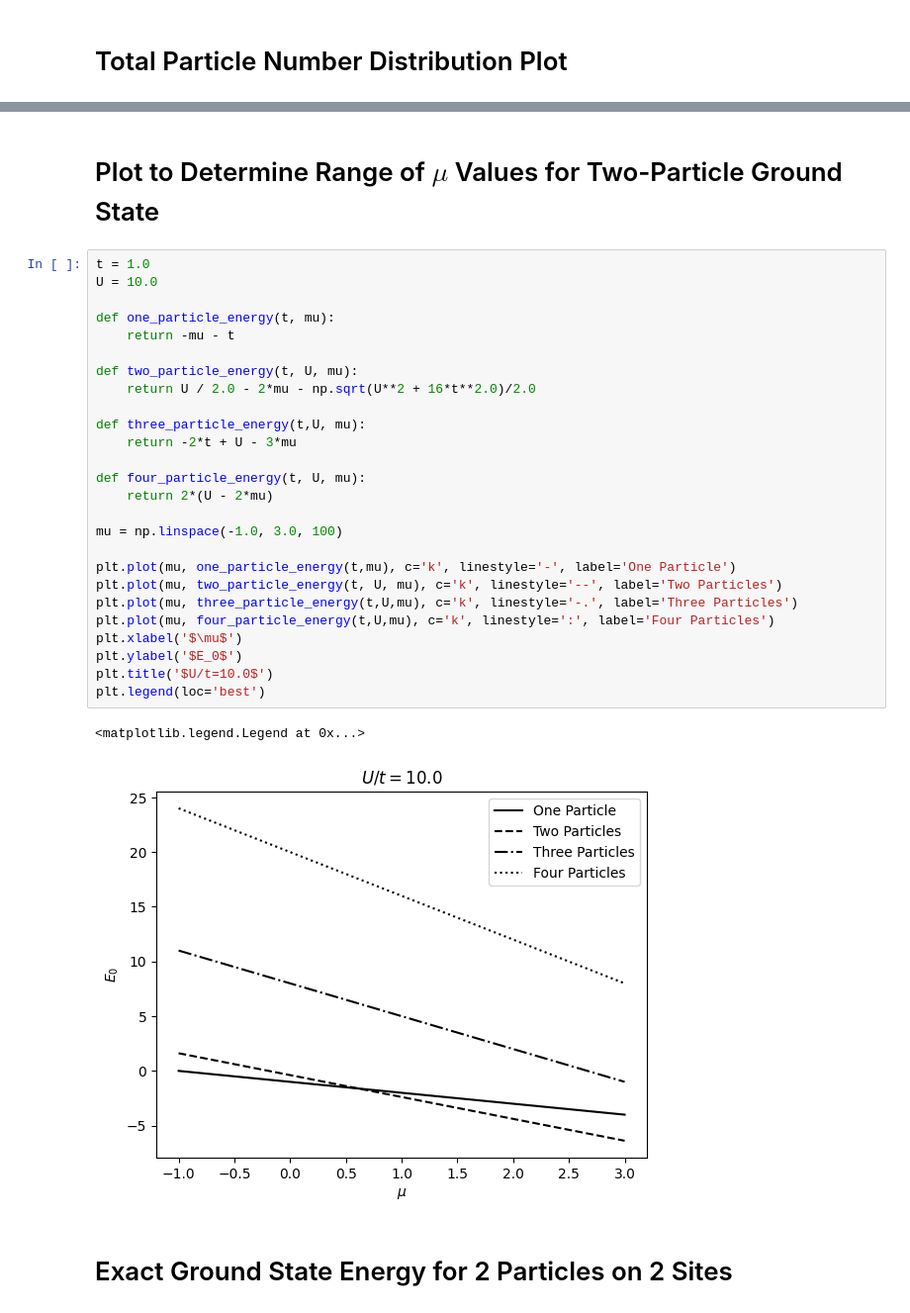
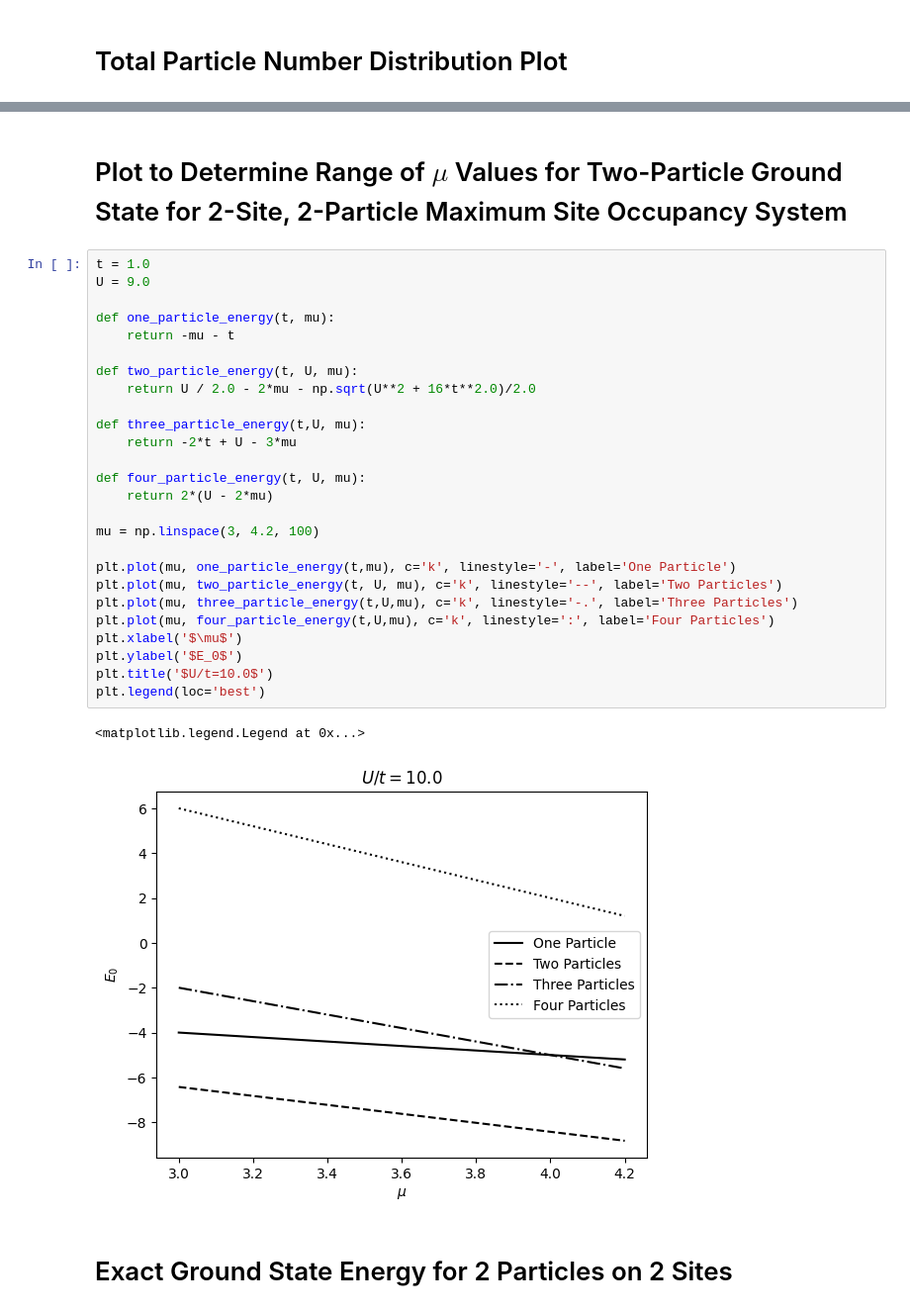
Before and after one commit to wmallah/BH_Gutzwiller_VMC, a Jupyter notebook: VMCBoseHubbard/analysis_scripts/benchmark.ipynb, the cells around one changed output, grey strips where cells are left out. Shown at 99% size. Saved outputs shown, nothing was run; the diff lists cells and outputs as text.

Commit message:
Addeed comments and more analysis plots

```diff
--- a/VMCBoseHubbard/analysis_scripts/benchmark.ipynb
+++ b/VMCBoseHubbard/analysis_scripts/benchmark.ipynb
@@ -366,34 +375,34 @@ FILE: /Users/wmallah/Documents/GitHub/BH_Gutzwiller_VMC/VMCBoseHubbard/data/GC/1
 # %% [markdown]
-# Plot to Determine Range of $\mu$ Values for Two-Particle Ground State
+# Plot to Determine Range of $\mu$ Values for Two-Particle Ground State for 2-Site, 2-Particle Maximum Site Occupancy System
 # %%
 t = 1.0
-U = 10.0
+U = 9.0
 
 def one_particle_energy(t, mu):
     return -mu - t
 
 def two_particle_energy(t, U, mu):
     return U / 2.0 - 2*mu - np.sqrt(U**2 + 16*t**2.0)/2.0
 
 def three_particle_energy(t,U, mu):
     return -2*t + U - 3*mu
 
 def four_particle_energy(t, U, mu):
     return 2*(U - 2*mu)
 
-mu = np.linspace(-1.0, 3.0, 100)
+mu = np.linspace(3, 4.2, 100)
 
 plt.plot(mu, one_particle_energy(t,mu), c='k', linestyle='-', label='One Particle')
 plt.plot(mu, two_particle_energy(t, U, mu), c='k', linestyle='--', label='Two Particles')
 plt.plot(mu, three_particle_energy(t,U,mu), c='k', linestyle='-.', label='Three Particles')
 plt.plot(mu, four_particle_energy(t,U,mu), c='k', linestyle=':', label='Four Particles')
 plt.xlabel('$\mu$')
 plt.ylabel('$E_0$')
 plt.title('$U/t=10.0$')
 plt.legend(loc='best')
 # %% [output]
 <matplotlib.legend.Legend at 0x...>
-[figure, old version]
+[figure, new version]
 # %% [markdown]
 # Exact Ground State Energy for 2 Particles on 2 Sites
 # %%
```
Also changed, not shown: parts of 6 cells of this notebook, 39 other files.
